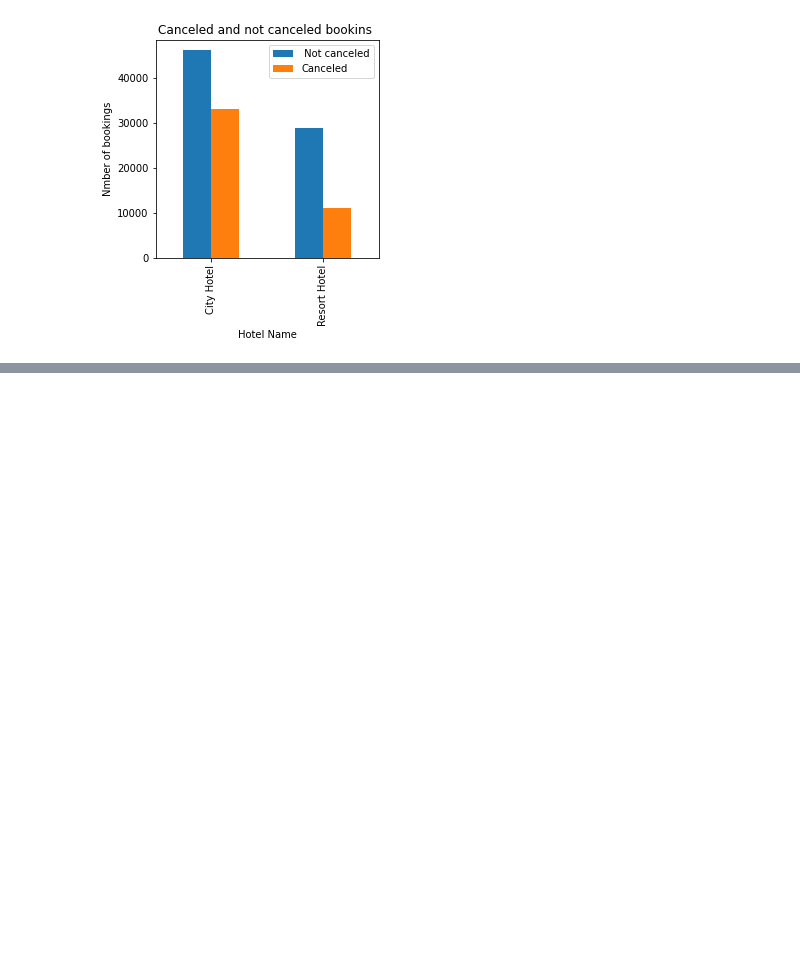
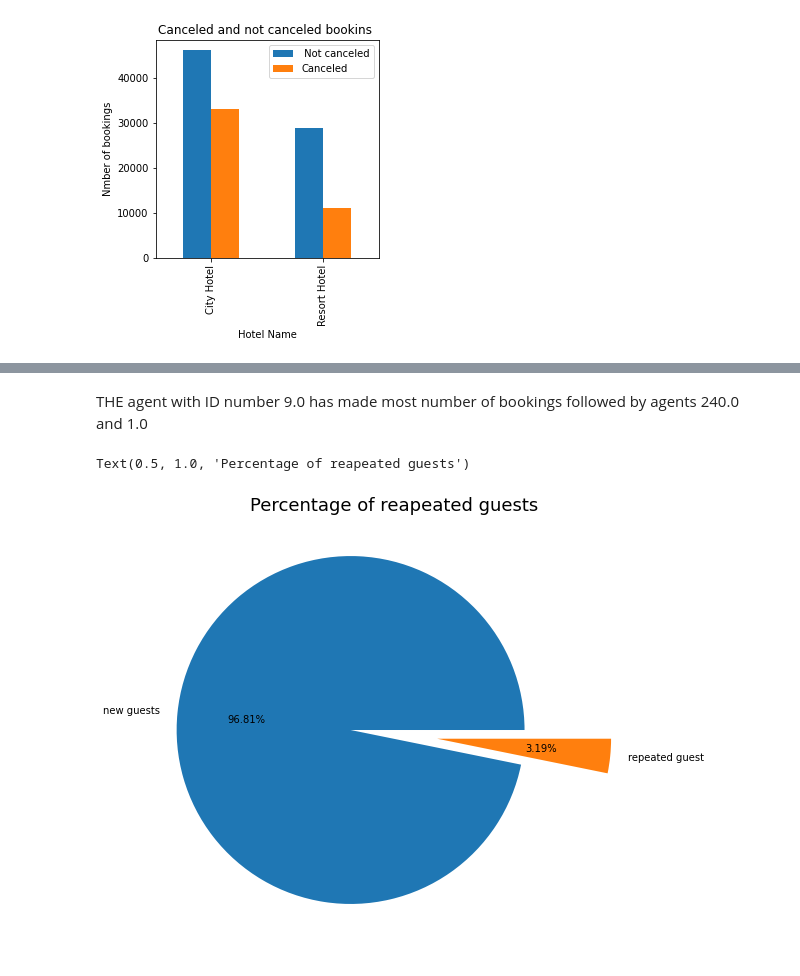
Before and after one commit to AYUSH-SHARMA25/HOTEL-BOOKING-ANALYSIS-PROJECT, a Jupyter notebook: Hotel_Booking_Analysis_.ipynb, the cells around one changed output, grey strips where cells are left out. Drawn from its saved outputs; the diff is of its cells as text; code cells hidden in the pictures; blank space fills up the shorter version.

```diff
--- a/Hotel_Booking_Analysis_.ipynb
+++ b/Hotel_Booking_Analysis_.ipynb
@@ -132,0 +146,13 @@ whereas in Resort Hotel approx. 11000 bookings got canceled  which is approximat
+# %% [markdown]
+THE agent with ID number 9.0 has made most number of bookings followed by agents 240.0 and 1.0
+# %%
+# now let's percentage of repeated customers
+repeated_cust = HB_data.groupby('is_repeated_guest')
+df1 = pd.DataFrame(round((repeated_cust.size()/HB_data.shape[0])*100,2)).reset_index().rename(columns = {0: 'Booking_%'})
+labels = 'new guests','repeated guest'
+plt.figure(figsize=(8,8))
+plt.pie(df1['Booking_%'],autopct="%.2f%%",explode=[0.25]*2,labels=labels)
+plt.title('Percentage of reapeated guests',fontsize =18)
+# %% [output]
+Text(0.5, 1.0, 'Percentage of reapeated guests')
+[figure, added]
```
Also changed, not shown: parts of 3 cells of this notebook.
